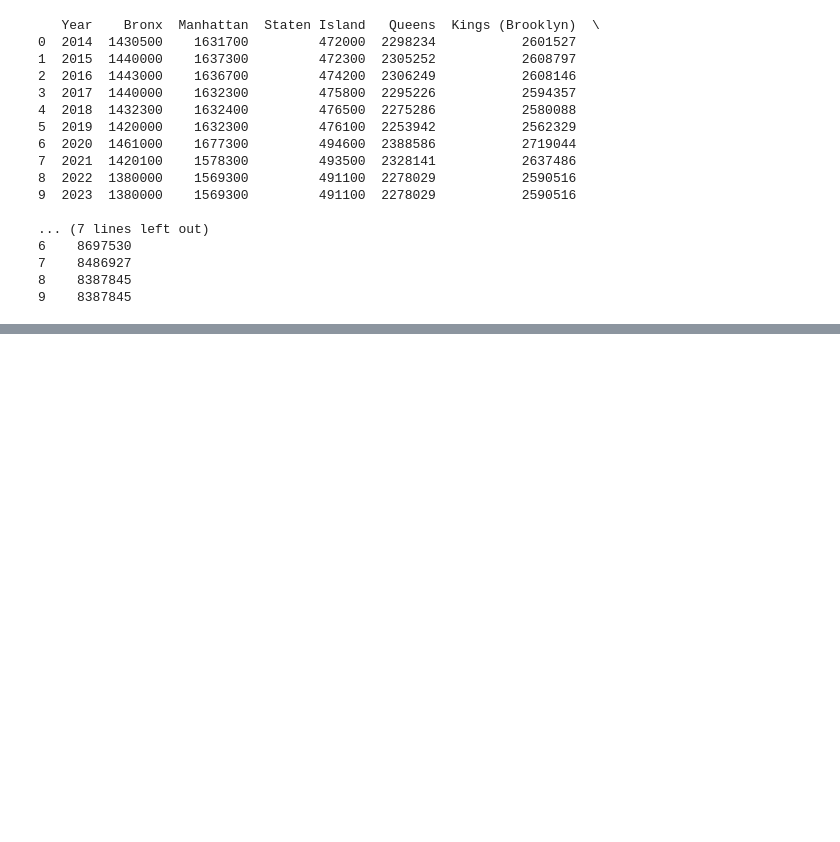
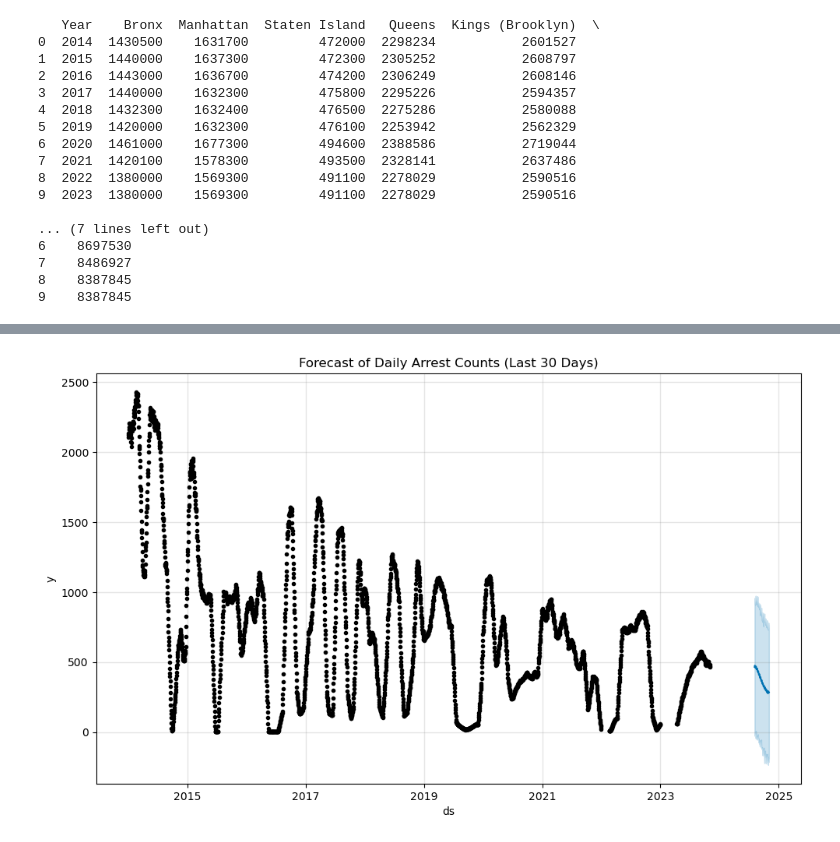
Before and after one commit to amos6224/group5-project1, a Jupyter notebook: group5-historical.ipynb, the cells around one changed output, grey strips where cells are left out. Drawn from its saved outputs; the diff is of its cells as text; code cells hidden in the pictures; blank space fills up the shorter version.

Commit message:
30 day forecast

```diff
--- a/group5-historical.ipynb
+++ b/group5-historical.ipynb
@@ -266,0 +267,7 @@ plt.show()
+# %%
+# Plot the forecast 90 days into the future
+fig = m.plot(forecast[-90:])
+plt.title('Forecast of Daily Arrest Counts (Last 30 Days)')
+plt.show()
+# %% [output]
+[figure, added]
```
Also changed, not shown: parts of 13 cells of this notebook.
